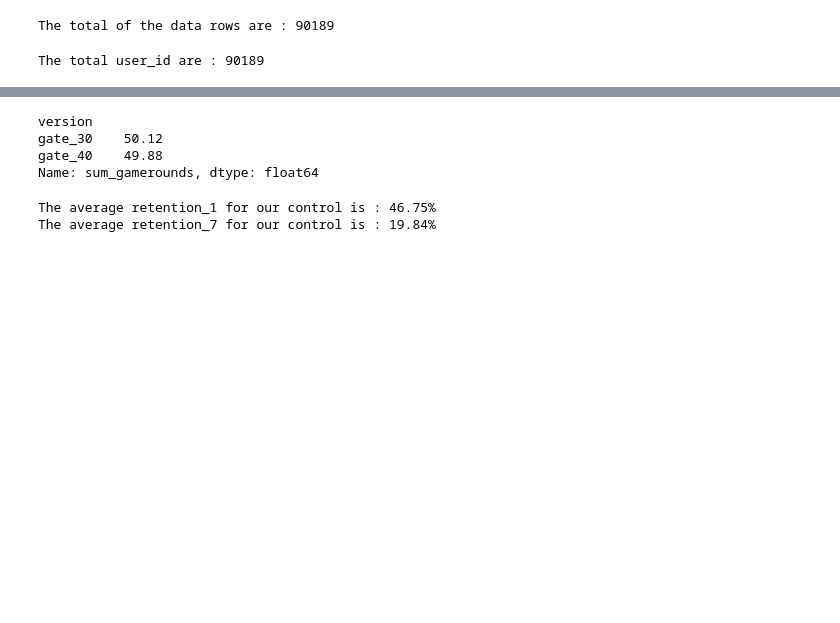
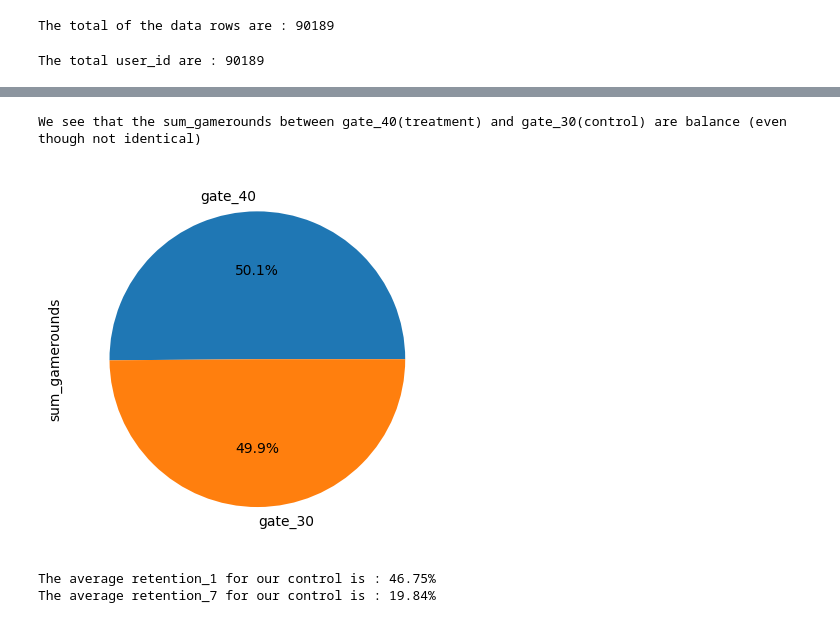
Before and after one commit to Modequick/Data-Analytics, a Jupyter notebook: [AB Testing] Bootstrap x T-Test.ipynb, the cells around one changed output, grey strips where cells are left out. Saved outputs shown, nothing was run; the diff lists cells and outputs as text; code cells hidden in the pictures; blank space fills up the shorter version.

```diff
--- a/[AB Testing] Bootstrap x T-Test.ipynb
+++ b/[AB Testing] Bootstrap x T-Test.ipynb
@@ -99,12 +141,12 @@ Name: version, dtype: float64
 # %%
 #sum_gamerounds for Control vs Treatment
 
-round(df.groupby("version")["sum_gamerounds"].sum() / sum(df["sum_gamerounds"]) * 100,2)
+round(df.groupby("version")["sum_gamerounds"].sum() / sum(df["sum_gamerounds"]) * 100,2).plot(kind="pie",labels=["gate_40","gate_30"],autopct='%1.1f%%')
+
+print("We see that the sum_gamerounds between gate_40(treatment) and gate_30(control) are balance (even though not identical)")
 # %% [output]
-version
-gate_30    50.12
-gate_40    49.88
-Name: sum_gamerounds, dtype: float64
+We see that the sum_gamerounds between gate_40(treatment) and gate_30(control) are balance (even though not identical)
+[figure, added]
 # %%
 #What is the average retention for control data ?
 print ("The average retention_1 for our control is :",round(df[df["version"] == "gate_30"]["retention_1"].mean() * 100,2).astype('str')+"%")
```
Also changed, not shown: parts of 14 cells of this notebook.
